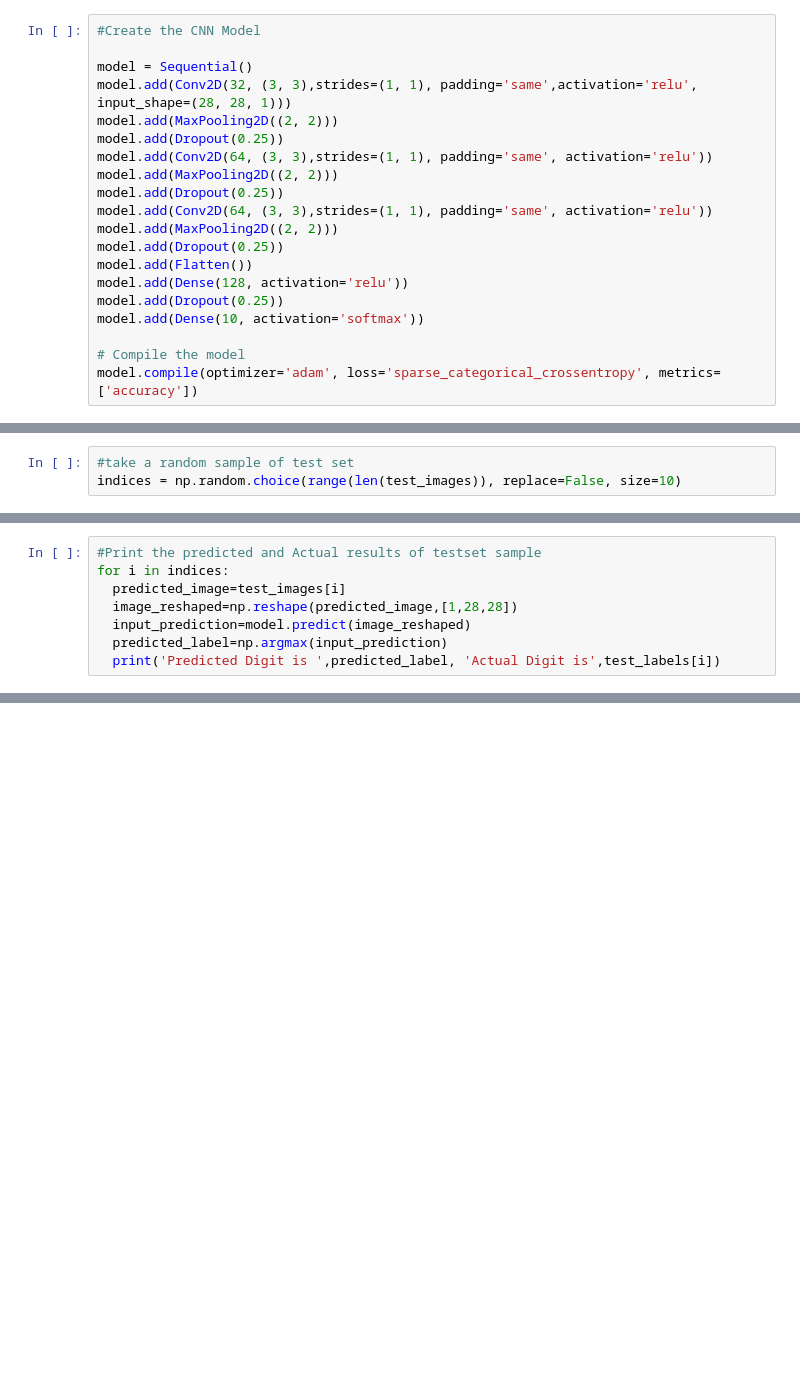
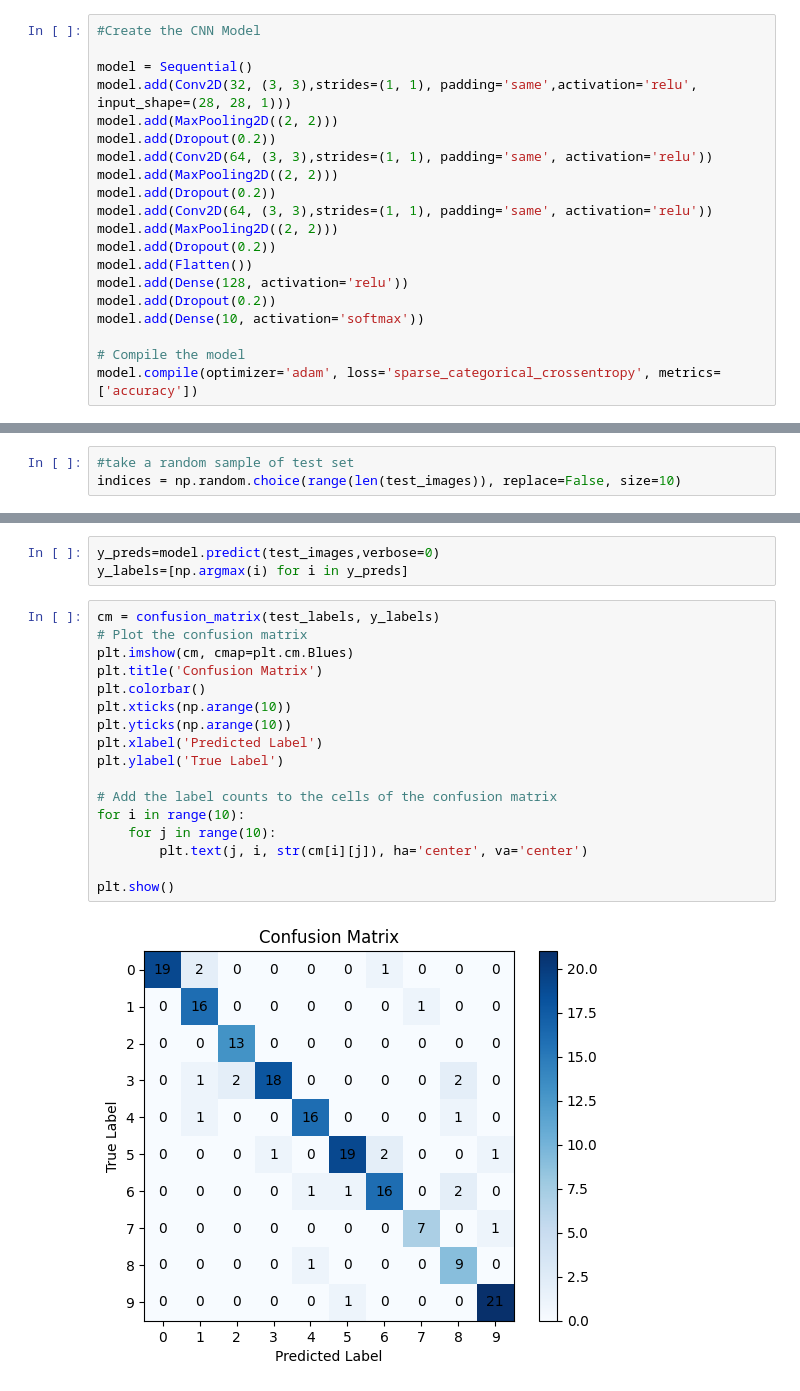
Before and after one commit to BasemRizk/Data-Analysis-Visualization, a Jupyter notebook: OCR_Task.ipynb, the cells around one changed output, grey strips where cells are left out. Drawn from its saved outputs; the diff is of its cells as text; blank space fills up the shorter version.

```diff
--- a/OCR_Task.ipynb
+++ b/OCR_Task.ipynb
@@ -195,16 +196,16 @@ test_images = test_images.reshape(test_images.shape[0], 28, 28, 1) /1.0
 model = Sequential()
 model.add(Conv2D(32, (3, 3),strides=(1, 1), padding='same',activation='relu', input_shape=(28, 28, 1)))
 model.add(MaxPooling2D((2, 2)))
-model.add(Dropout(0.25))
+model.add(Dropout(0.2))
 model.add(Conv2D(64, (3, 3),strides=(1, 1), padding='same', activation='relu'))
 model.add(MaxPooling2D((2, 2)))
-model.add(Dropout(0.25))
+model.add(Dropout(0.2))
 model.add(Conv2D(64, (3, 3),strides=(1, 1), padding='same', activation='relu'))
 model.add(MaxPooling2D((2, 2)))
-model.add(Dropout(0.25))
+model.add(Dropout(0.2))
 model.add(Flatten())
 model.add(Dense(128, activation='relu'))
-model.add(Dropout(0.25))
+model.add(Dropout(0.2))
 model.add(Dense(10, activation='softmax'))
 
 # Compile the model
@@ -246,8 +249,0 @@ io.imshow(test_images[indices[0]]/1.0)
-# %%
-#Print the predicted and Actual results of testset sample
-for i in indices:
-  predicted_image=test_images[i]
-  image_reshaped=np.reshape(predicted_image,[1,28,28])
-  input_prediction=model.predict(image_reshaped)
-  predicted_label=np.argmax(input_prediction)
-  print('Predicted Digit is ',predicted_label, 'Actual Digit is',test_labels[i])
@@ -276,0 +250,22 @@ save_model(model,'DigitOCR.h5')
+# %%
+y_preds=model.predict(test_images,verbose=0)
+y_labels=[np.argmax(i) for i in y_preds]
+# %%
+cm = confusion_matrix(test_labels, y_labels)
+# Plot the confusion matrix
+plt.imshow(cm, cmap=plt.cm.Blues)
+plt.title('Confusion Matrix')
+plt.colorbar()
+plt.xticks(np.arange(10))
+plt.yticks(np.arange(10))
+plt.xlabel('Predicted Label')
+plt.ylabel('True Label')
+
+# Add the label counts to the cells of the confusion matrix
+for i in range(10):
+    for j in range(10):
+        plt.text(j, i, str(cm[i][j]), ha='center', va='center')
+
+plt.show()
+# %% [output]
+[figure, added]
```
Also changed, not shown: parts of 12 cells of this notebook.
